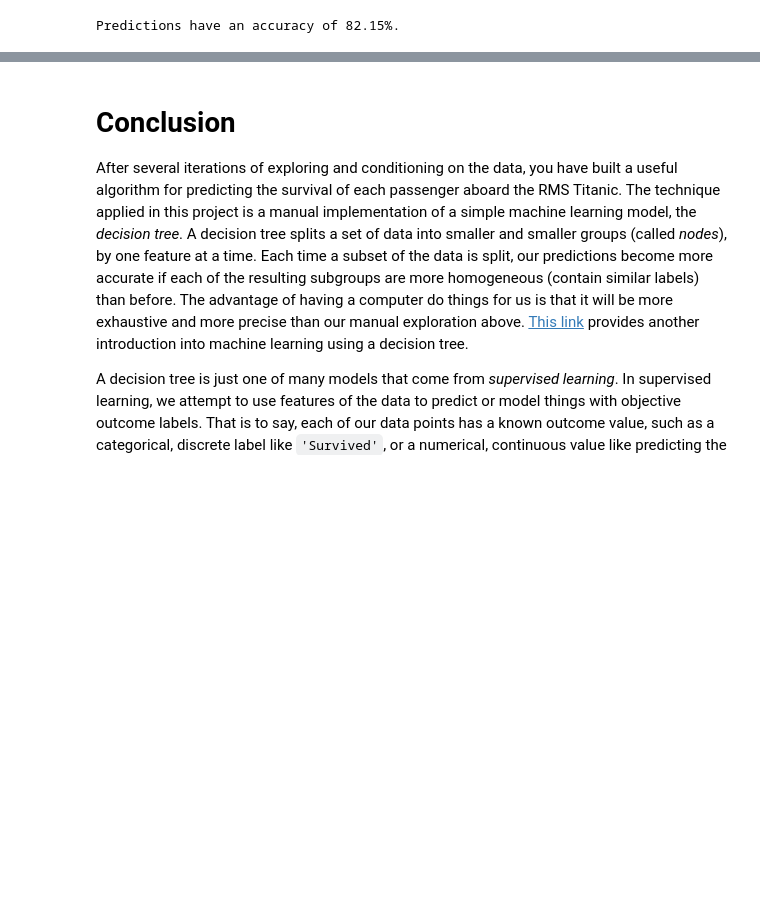
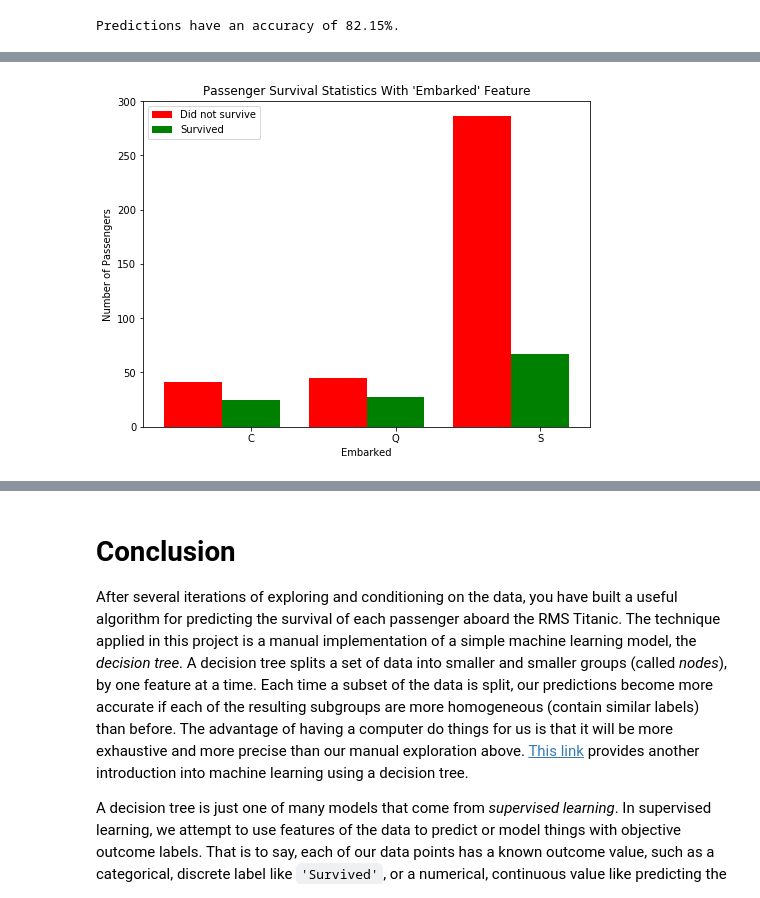
Before and after one commit to Kakarhot/Titanic-Survival-Exploration, a Jupyter notebook: titanic_survival_exploration.ipynb, the cells around one changed output, grey strips where cells are left out. Saved outputs shown, nothing was run; the diff lists cells and outputs as text; code cells hidden in the pictures; blank space fills up the shorter version.

```diff
--- a/titanic_survival_exploration.ipynb
+++ b/titanic_survival_exploration.ipynb
@@ -277,0 +269,4 @@ Predictions have an accuracy of 82.15%
+# %%
+vs.survival_stats(data, outcomes, 'Embarked', ["Pclass == 3"])
+# %% [output]
+[figure, added]
```
Also changed, not shown: parts of 4 cells of this notebook.
